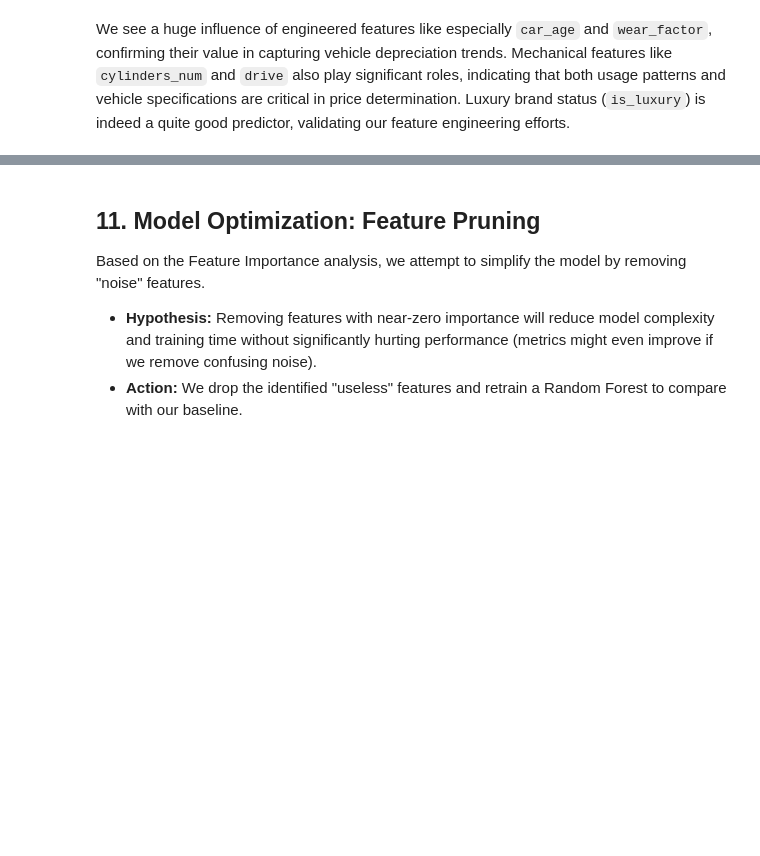
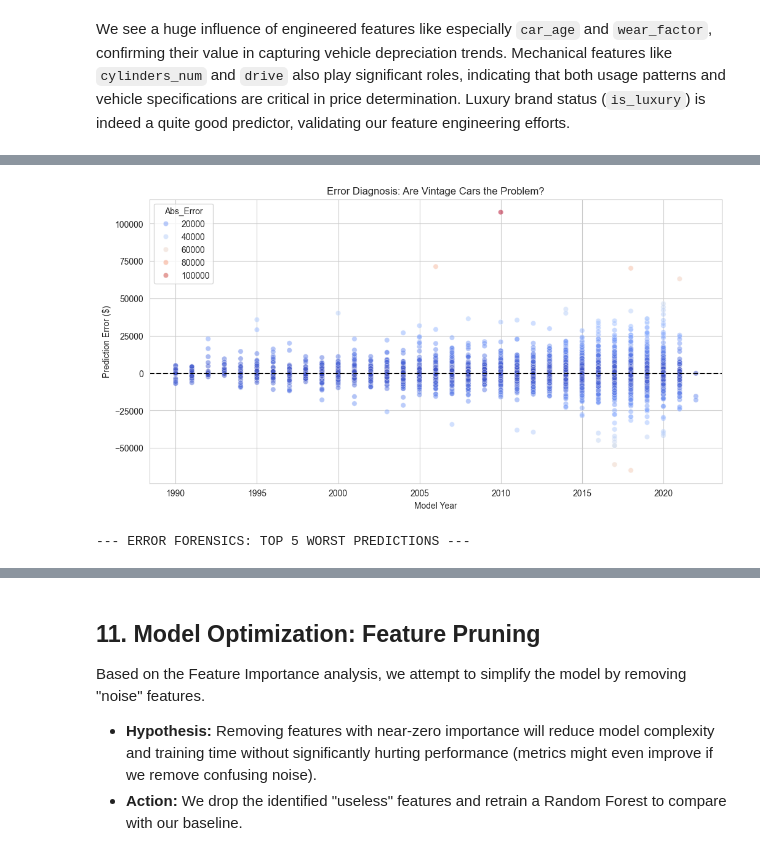
Before and after one commit to WojciechHrycenko/MachineLearning2, a Jupyter notebook: Regression - Used Cars/regression_user_cars.ipynb, the cells around one changed output, grey strips where cells are left out. Drawn from its saved outputs; the diff is of its cells as text; code cells hidden in the pictures; blank space fills up the shorter version.

```diff
--- a/Regression - Used Cars/regression_user_cars.ipynb
+++ b/Regression - Used Cars/regression_user_cars.ipynb
@@ -1240,0 +1249,40 @@ We see a huge influence of engineered features like especially `car_age` and `we
+# %%
+# 1. Reconstruct a readable DataFrame for the Test Set
+# We use the index from y_test to pull the ORIGINAL raw features (before scaling/encoding)
+try:
+    analysis_df = df_final_clean.loc[y_test.index].copy()
+
+    if 'y_pred_final' not in locals():
+        y_pred_analysis = best_model.predict(X_test) # Fallback
+    else:
+        y_pred_analysis = y_pred_final
+
+    analysis_df['Predicted'] = y_pred_analysis
+    analysis_df['Error'] = analysis_df['price'] - analysis_df['Predicted']
+    analysis_df['Abs_Error'] = analysis_df['Error'].abs()
+
+    # 2. Visualising Error vs. The #1 Most Important Feature (Year)
+    plt.figure(figsize=(12, 6))
+    sns.scatterplot(x='year', y='Error', data=analysis_df, alpha=0.5, hue='Abs_Error', palette='coolwarm')
+    plt.axhline(0, color='black', linestyle='--')
+    plt.title('Error Diagnosis: Are Vintage Cars the Problem?')
+    plt.xlabel('Model Year')
+    plt.ylabel('Prediction Error ($)')
+    plt.show()
+
+    # 3. Inspect the "Top 5 Worst Failures" with Context
+    print("\n--- ERROR FORENSICS: TOP 5 WORST PREDICTIONS ---")
+    worst_mistakes = analysis_df.sort_values(by='Abs_Error', ascending=False).head(5)
+
+    # Select only readable columns for display
+    readable_cols = ['manufacturer', 'model', 'year', 'odometer', 'price', 'Predicted', 'Error']
+    # Filter columns that actually exist in the dataframe
+    cols_to_show = [c for c in readable_cols if c in worst_mistakes.columns]
+
+    display(worst_mistakes[cols_to_show])
+
+except Exception as e:
+    print(f"Could not run deep analysis (df_final_clean might be missing): {e}")
+# %% [output]
+[figure, added]
+--- ERROR FORENSICS: TOP 5 WORST PREDICTIONS ---
```
Also changed, not shown: parts of 5 cells of this notebook, 1 other file.
